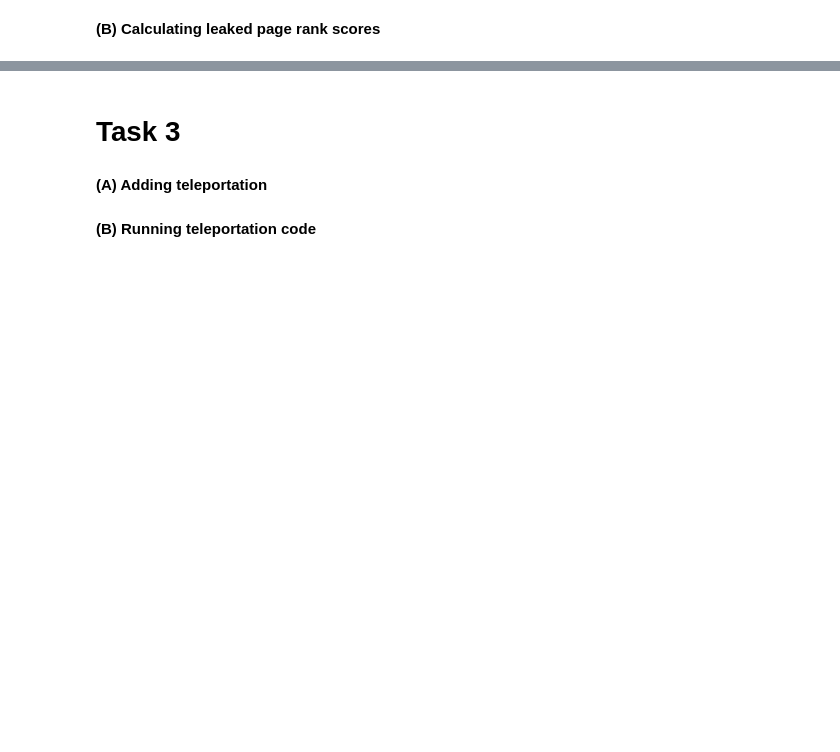
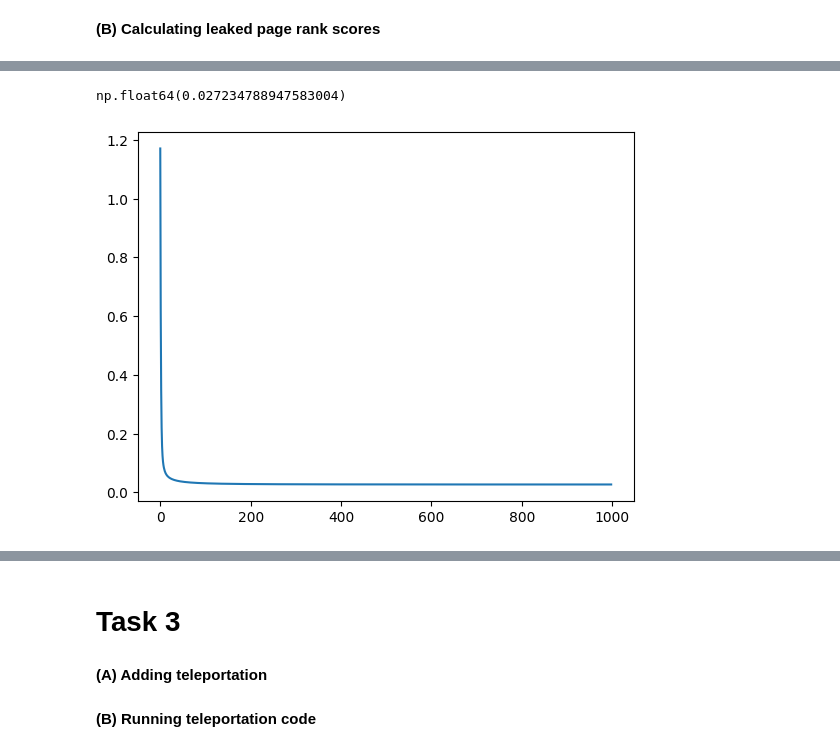
Before and after one commit to HugoPhibbs/CS753_Assignment1, a Jupyter notebook: 753_A1.ipynb, the cells around one changed output, grey strips where cells are left out. Cells and saved outputs as stored; diff of their text form; code cells hidden in the pictures; blank space fills up the shorter version.

```diff
--- a/753_A1.ipynb
+++ b/753_A1.ipynb
@@ -186,4 +225,2 @@ def remove_dead_ends(M):
 # %% [markdown]
 Finding the number of dead ends
-# %%
-M_no_dead_ends, non_dead_end_indices_flat, dead_end_indices = remove_dead_ends(M)
@@ -200,3 +250,10 @@ Number of iterations: 102
+# %%
+plt.plot(errs_no_dead_ends)
+
+errs_no_dead_ends[-2]
+# %% [output]
+np.float64(0.027234788947583004)
+[figure, added]
 # %%
 r_scores_no_dead_ends_arr = np.squeeze(np.array(r_scores_no_dead_ends))
 r_scores = np.squeeze(np.array(scores))
```
Also changed, not shown: parts of 23 cells of this notebook.
